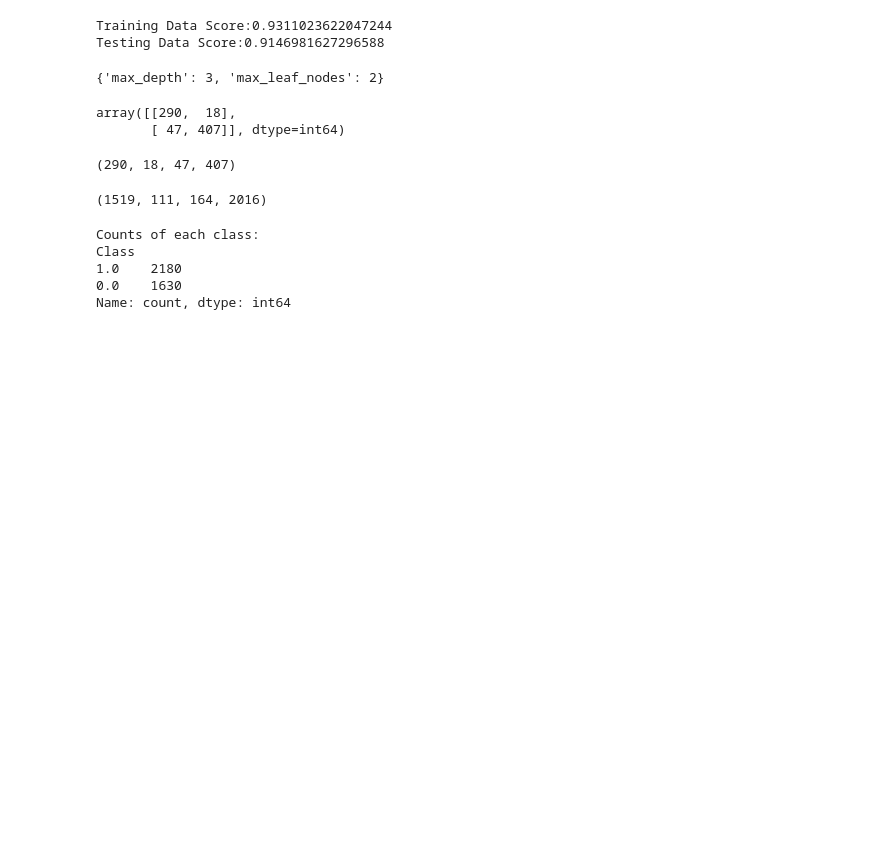
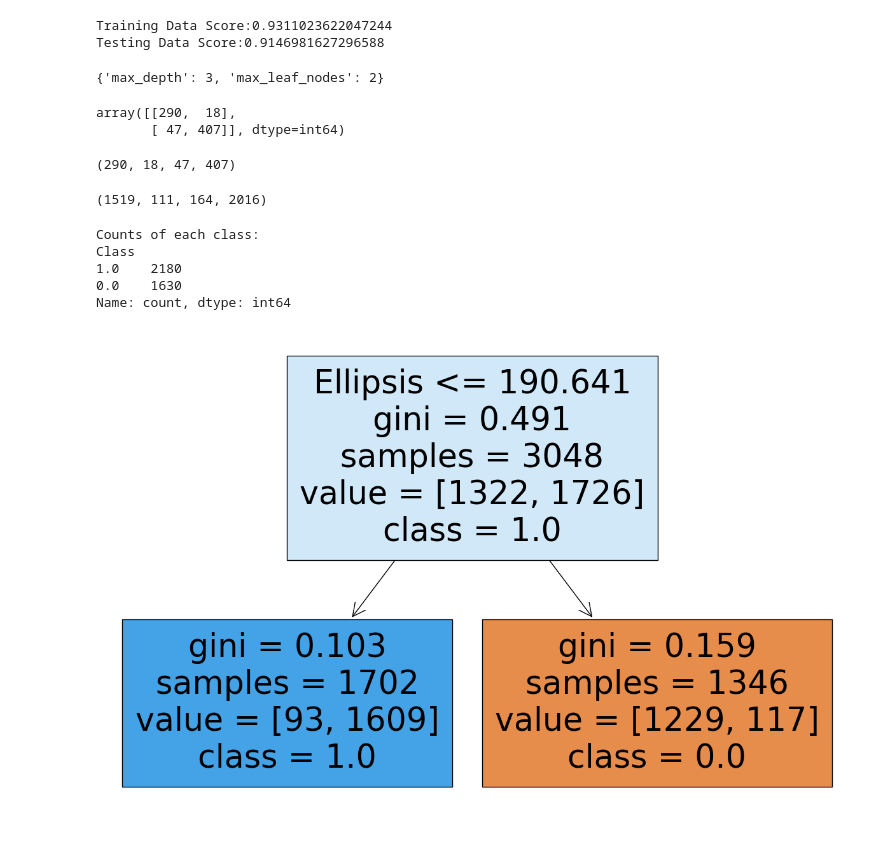
Before and after one commit to Soonusravan/Machine_Learning, a Jupyter notebook: Decision Tree/Rice (Cammeo and Osmancik).ipynb, the cells around one changed output. Cells and saved outputs as stored; diff of their text form; code cells hidden in the pictures; blank space fills up the shorter version.

Commit message:
Decision Tree

```diff
--- a/Decision Tree/Rice (Cammeo and Osmancik).ipynb
+++ b/Decision Tree/Rice (Cammeo and Osmancik).ipynb
@@ -15,7 +15,7 @@ from scipy.io import arff
 # %%
 
 # Load the ARFF file
-data, meta = arff.loadarff("C:/Sravan ML/Machine Learning/Decision Tree/Rice_Cammeo_Osmancik.arff")
+data, meta = arff.loadarff("C:\Sravan ML\ML_git\Decision Tree\Rice_Cammeo_Osmancik.arff")
 
 # Convert the ARFF data to a pandas DataFrame
 Rice_Cammeo_Osmancik = pd.DataFrame(data)
@@ -236,3 +236,15 @@ Class
 1.0    2180
 0.0    1630
 Name: count, dtype: int64
+# %%
+# Assuming clf2 is your GridSearchCV classifier and x_train is a DataFrame or numpy array
+
+# Fit the GridSearchCV classifier
+clf2.fit(x_train, y_train)
+
+# Plot the decision tree
+plt.figure(figsize=(15, 10))
+plot_tree(clf2.best_estimator_, filled=True, feature_names=["Feature1", "Feature2", ...], class_names=["0.0", "1.0"])
+plt.show()
+# %% [output]
+[figure, added]
```
Also changed, not shown: parts of 3 cells of this notebook.
